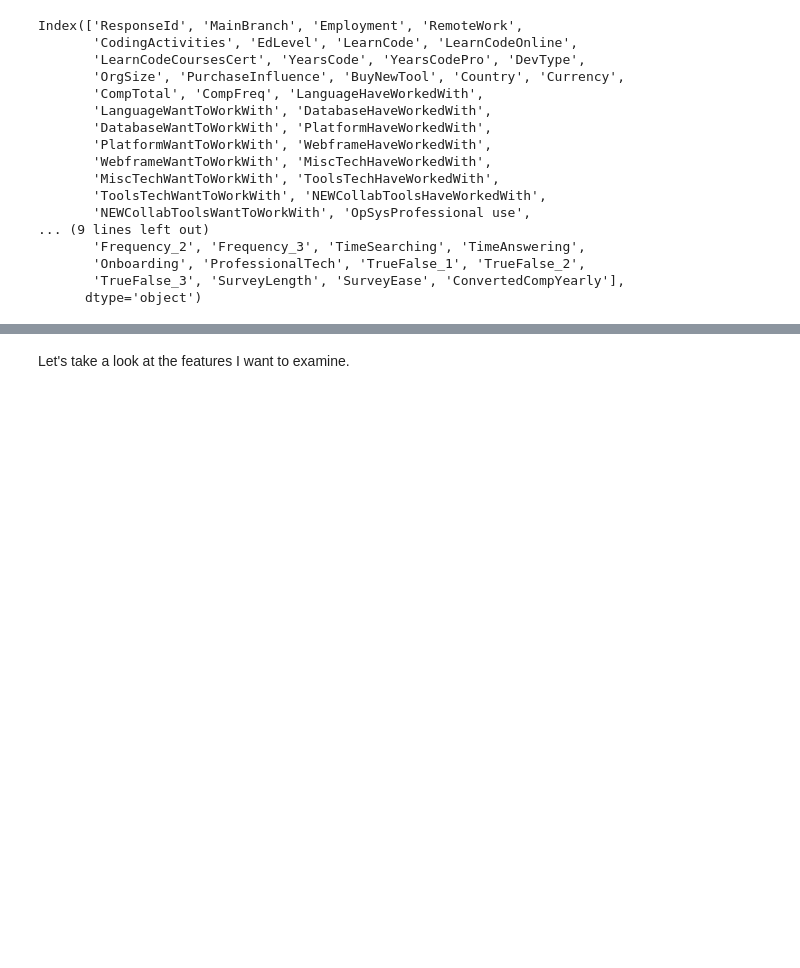
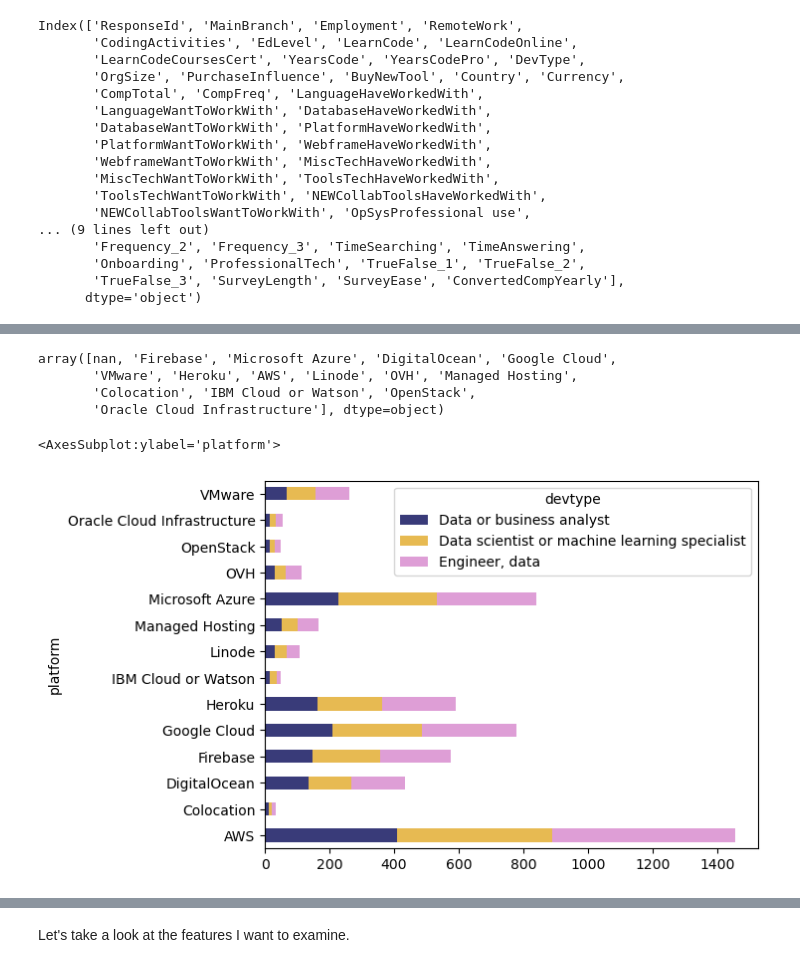
Before and after one commit to thecochenille/stackoverflow_survey2019to2022, a Jupyter notebook: Stackoverflow_survey2022Analysis.ipynb, the cells around one changed output, grey strips where cells are left out. Drawn from its saved outputs; the diff is of its cells as text; code cells hidden in the pictures; blank space fills up the shorter version.

```diff
--- a/Stackoverflow_survey2022Analysis.ipynb
+++ b/Stackoverflow_survey2022Analysis.ipynb
@@ -430,0 +151,15 @@ The trend is the same if we only consider participant who code as a profession.
+# %%
+#explode by current platform
+df2022_DS_explode_currentplatform = df2022_DS.assign(platform=df2022.PlatformHaveWorkedWith.str.split(';')).explode('platform').reset_index(drop=True)
+# %%
+df2022_DS_explode_currentplatform['platform'].unique()
+# %% [output]
+array([nan, 'Firebase', 'Microsoft Azure', 'DigitalOcean', 'Google Cloud',
+       'VMware', 'Heroku', 'AWS', 'Linode', 'OVH', 'Managed Hosting',
+       'Colocation', 'IBM Cloud or Watson', 'OpenStack',
+       'Oracle Cloud Infrastructure'], dtype=object)
+# %%
+df2022_DS_explode_currentplatform.groupby(['platform'])['devtype'].value_counts().unstack().plot(kind='barh', stacked=True,mark_right=True,colormap='tab20b')
+# %% [output]
+<AxesSubplot:ylabel='platform'>
+[figure, added]
```
Also changed, not shown: parts of 82 cells of this notebook, 1 other file.
